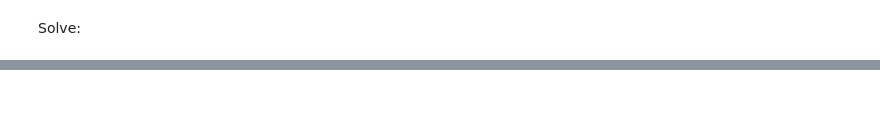
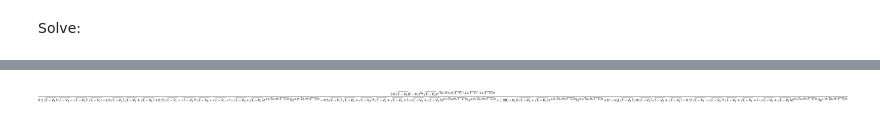
Before and after one commit to ischeinkman/Quantum-Experiments, a Jupyter notebook: notebooks/N Different Well Spikes.ipynb, the cells around one changed output, grey strips where cells are left out. Saved outputs shown, nothing was run; the diff lists cells and outputs as text; code cells hidden in the pictures; blank space fills up the shorter version.

```diff
--- a/notebooks/N Different Well Spikes.ipynb
+++ b/notebooks/N Different Well Spikes.ipynb
@@ -167,5 +167,5 @@ $10$ Potential Hills from $0$ to $L$
 # %%
-n = 10
+n = 4
 m, E = sm.symbols('m, E', positive=True, real=True)
 V = [sm.Symbol('V_{'+str(ind)+'}') for ind in range(0, n)]
 L = [ind * sm.Symbol('L')/n for ind in range(0, n-1)]
@@ -215,0 +193,3 @@ soln
+# %%
+nonsimp_soln = A.LUsolve(b)
+nonsimp_soln
@@ -215,0 +214,5 @@ soln
+# %%
+T_coeff = nonsimp_soln[2*n -2].simplify()
+T_coeff
+# %% [output]
+[figure, added]
```
Also changed, not shown: parts of 6 cells of this notebook.
